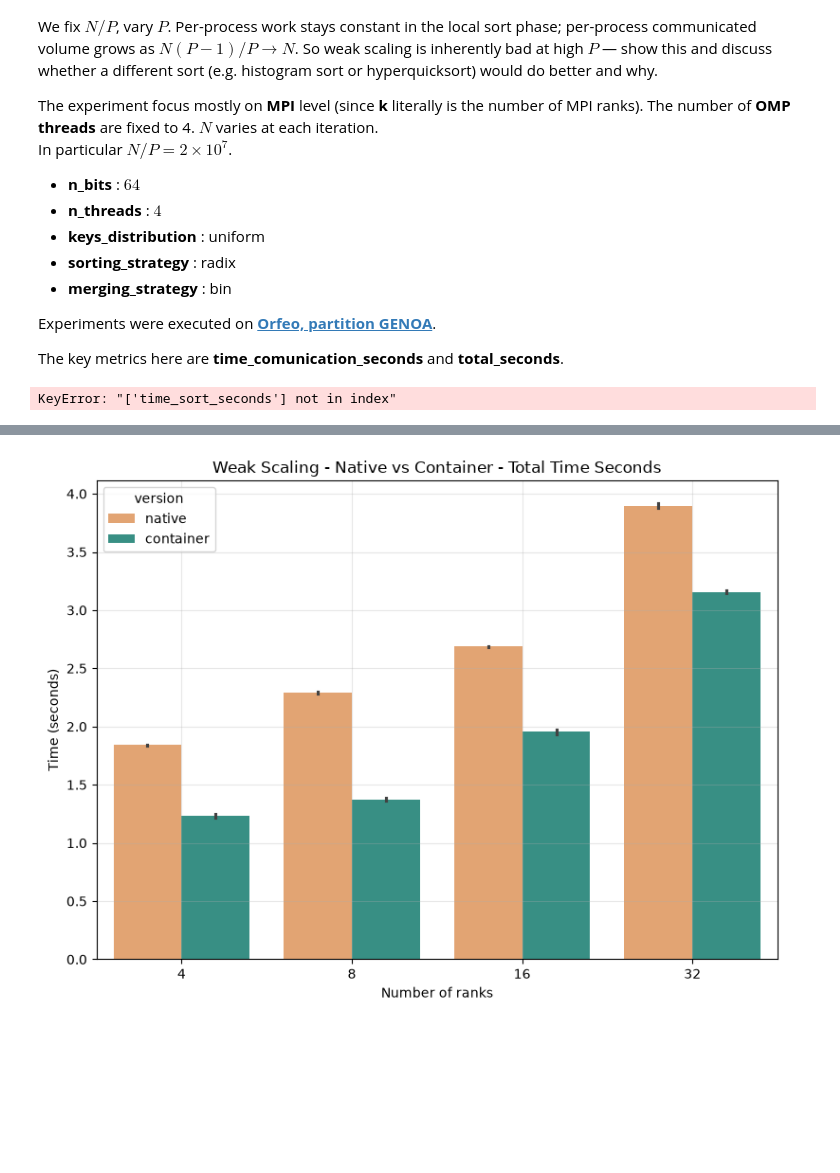
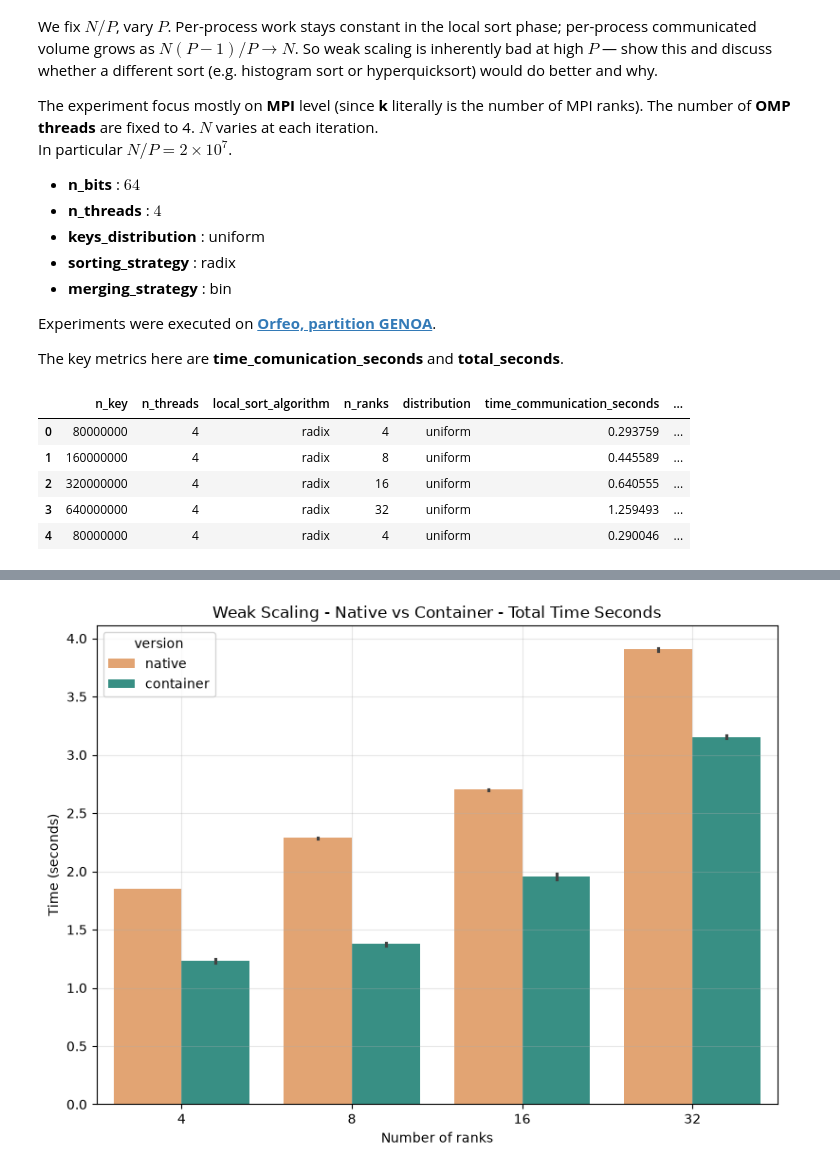
Before and after one commit to frekkoz3/Parallel-Sample-Sort, a Jupyter notebook: Script/containerized weak scaling.ipynb, the cells around one changed output, grey strips where cells are left out. Drawn from its saved outputs; the diff is of its cells as text; code cells hidden in the pictures; blank space fills up the shorter version.

```diff
--- a/Script/containerized weak scaling.ipynb
+++ b/Script/containerized weak scaling.ipynb
@@ -25,12 +25,17 @@ import seaborn as sns
 # %%
 native_results = pd.read_csv("../parallel/results/weak_scaling.csv")
 native_results = native_results[
-    ["n_key","n_ranks", "distribution", "time_communication_seconds", "time_total_seconds", "time_merge_seconds", "time_sort_seconds"]
+    ["n_key", "n_threads", "local_sort_algorithm", "n_ranks", "distribution", "time_communication_seconds", "time_total_seconds", "time_merge_seconds", "time_local_sort_seconds"]
 ]
 native_results["version"] = "native"
 native_results.head()
 # %% [output]
-KeyError: "['time_sort_seconds'] not in index"
+|  | n_key | n_threads | local_sort_algorithm | n_ranks | distribution | time_communication_seconds | ... |
+| 0 | 80000000 | 4 | radix | 4 | uniform | 0.293759 | ... |
+| 1 | 160000000 | 4 | radix | 8 | uniform | 0.445589 | ... |
+| 2 | 320000000 | 4 | radix | 16 | uniform | 0.640555 | ... |
+| 3 | 640000000 | 4 | radix | 32 | uniform | 1.259493 | ... |
+| 4 | 80000000 | 4 | radix | 4 | uniform | 0.290046 | ... |
 # %%
 container_results = pd.read_csv("../parallel/results/container_weak_scaling.csv")
 container_results = container_results[
```
Also changed, not shown: parts of 4 cells of this notebook, 1 other file.
